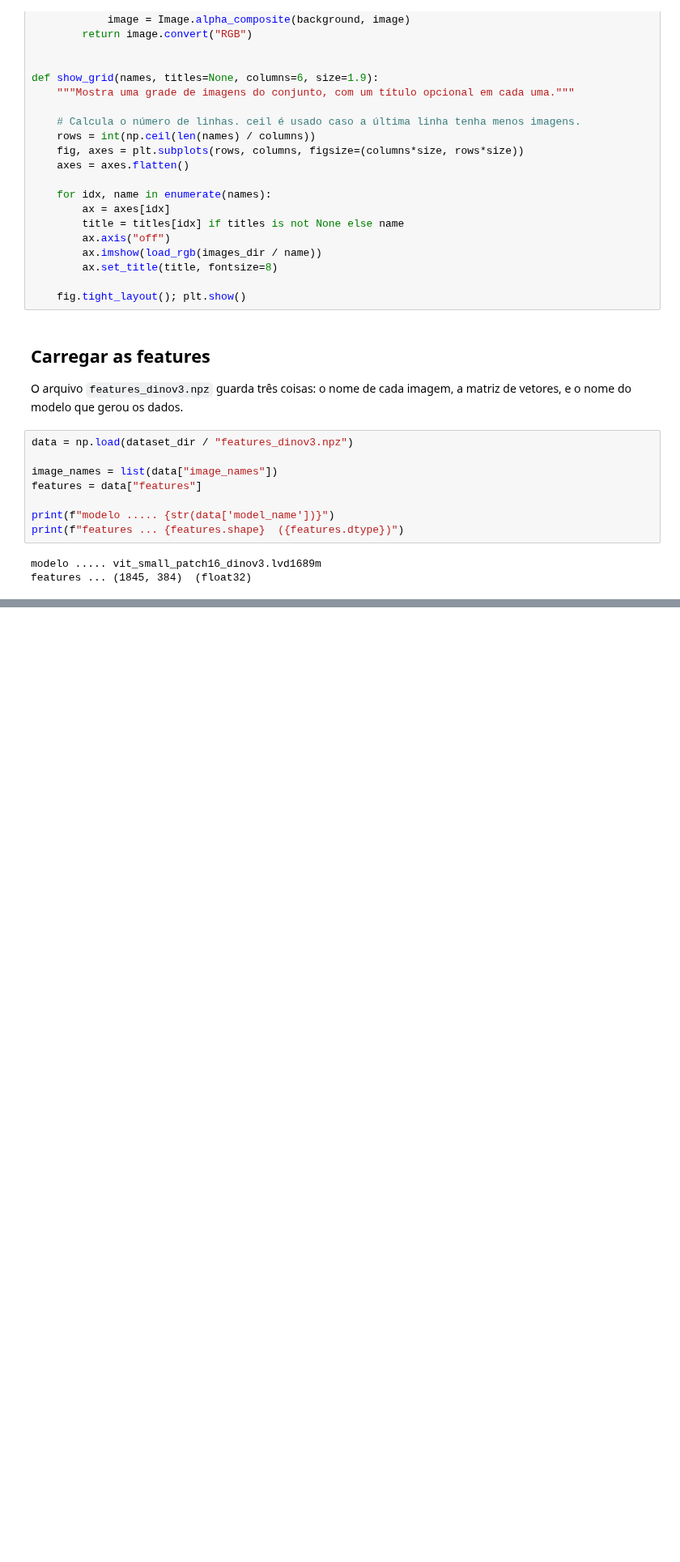
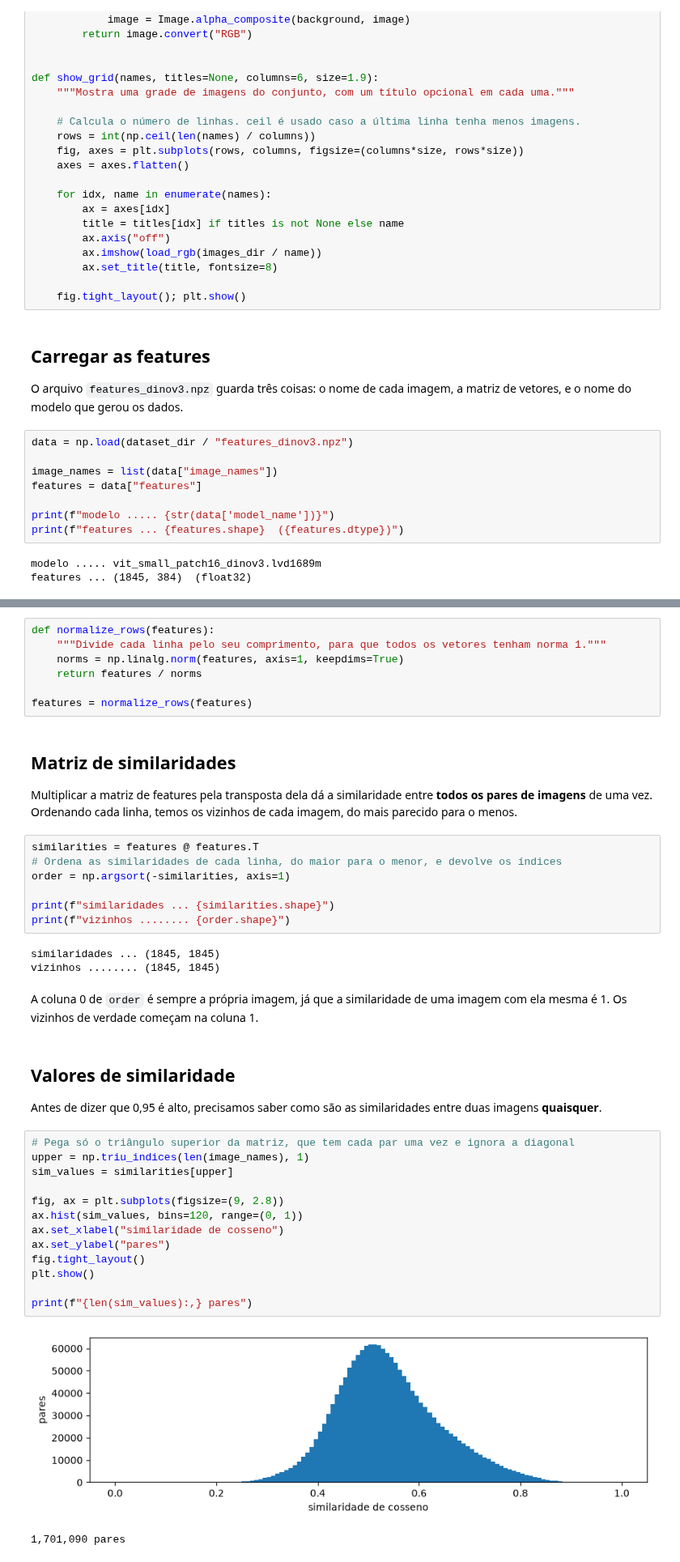
Before and after one commit to chcomin/curso-processamento-e-visualizacao-de-dados, a Jupyter notebook: M06_imagens/5_diagnosticos_em_embeddings.ipynb, the cells around one changed output, grey strips where cells are left out. Shown at 81% size. Drawn from its saved outputs; the diff is of its cells as text; blank space fills up the shorter version.

```diff
--- a/M06_imagens/5_diagnosticos_em_embeddings.ipynb
+++ b/M06_imagens/5_diagnosticos_em_embeddings.ipynb
@@ -68,0 +68,47 @@ Notebook ainda não finalizado.
+# %%
+def normalize_rows(features):
+    """Divide cada linha pelo seu comprimento, para que todos os vetores tenham norma 1."""
+    norms = np.linalg.norm(features, axis=1, keepdims=True)
+    return features / norms
+
+features = normalize_rows(features)
+# %% [markdown]
+## Matriz de similaridades
+
+Multiplicar a matriz de features pela transposta dela dá a similaridade entre **todos os pares
+de imagens** de uma vez. Ordenando cada linha, temos os vizinhos de cada imagem, do mais
+parecido para o menos.
+# %%
+similarities = features @ features.T
+# Ordena as similaridades de cada linha, do maior para o menor, e devolve os índices
+order = np.argsort(-similarities, axis=1)
+
+print(f"similaridades ... {similarities.shape}")
+print(f"vizinhos ........ {order.shape}")
+# %% [output]
+similaridades ... (1845, 1845)
+vizinhos ........ (1845, 1845)
+# %% [markdown]
+A coluna 0 de `order` é sempre a própria imagem, já que a similaridade de uma imagem com ela
+mesma é 1. Os vizinhos de verdade começam na coluna 1.
+# %% [markdown]
+## Valores de similaridade
+
+Antes de dizer que 0,95 é alto, precisamos saber como são as similaridades entre duas imagens
+**quaisquer**.
+# %%
+# Pega só o triângulo superior da matriz, que tem cada par uma vez e ignora a diagonal
+upper = np.triu_indices(len(image_names), 1)
+sim_values = similarities[upper]
+
+fig, ax = plt.subplots(figsize=(9, 2.8))
+ax.hist(sim_values, bins=120, range=(0, 1))
+ax.set_xlabel("similaridade de cosseno")
+ax.set_ylabel("pares")
+fig.tight_layout()
+plt.show()
+
+print(f"{len(sim_values):,} pares")
+# %% [output]
+[figure, added]
+1,701,090 pares
```
Also changed, not shown: parts of 27 cells of this notebook, 3 other files.
